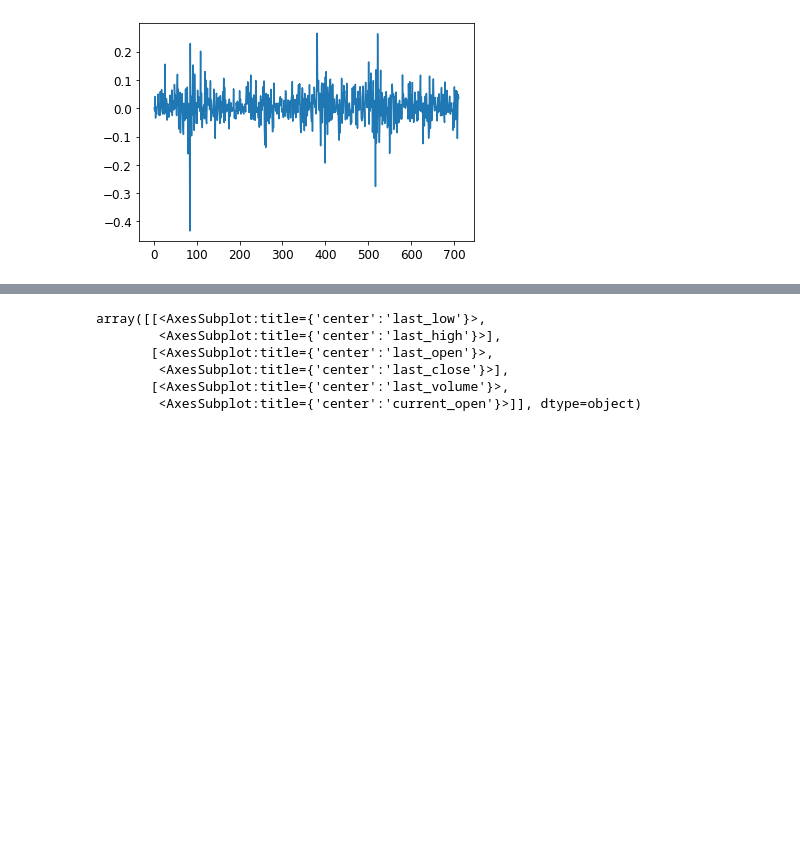
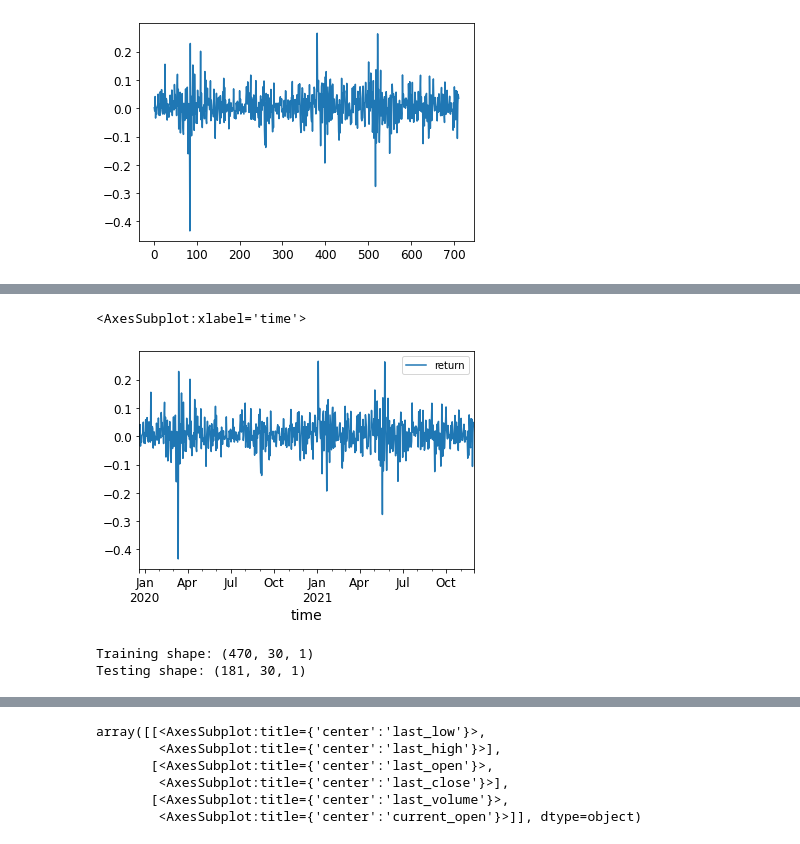
Before and after one commit to lohs/crypto-drl, a Jupyter notebook: neural_network/deep-learning.ipynb, the cells around one changed output, grey strips where cells are left out. Drawn from its saved outputs; the diff is of its cells as text; code cells hidden in the pictures; blank space fills up the shorter version.

```diff
--- a/neural_network/deep-learning.ipynb
+++ b/neural_network/deep-learning.ipynb
@@ -108,0 +165,5 @@ target = daily_eth['target_trade']
+# %%
+df = daily_eth.copy()
+df = df[['time', 'target_return']]
+df['time'] = pd.to_datetime(df['time'], unit='s')
+df['time'].min(), df['time'].max()
@@ -108,0 +172,5 @@ target = daily_eth['target_trade']
+# %%
+df.plot(x = "time", y = "target_return", label = "return")
+# %% [output]
+<AxesSubplot:xlabel='time'>
+[figure, added]
@@ -108,0 +179,20 @@ target = daily_eth['target_trade']
+# %%
+# create sequence
+TIME_STEPS=30
+
+def create_sequences(X, y, time_steps=TIME_STEPS):
+    Xs, ys = [], []
+    for i in range(len(X)-time_steps):
+        Xs.append(X.iloc[i:(i+time_steps)].values)
+        ys.append(y.iloc[i+time_steps])
+
+    return np.array(Xs), np.array(ys)
+
+X_train, y_train = create_sequences(train[['target_return']], train['target_return'])
+X_test, y_test = create_sequences(test[['target_return']], test['target_return'])
+
+print(f'Training shape: {X_train.shape}')
+print(f'Testing shape: {X_test.shape}')
+# %% [output]
+Training shape: (470, 30, 1)
+Testing shape: (181, 30, 1)
```
Also changed, not shown: parts of 22 cells of this notebook, 3 other files.
